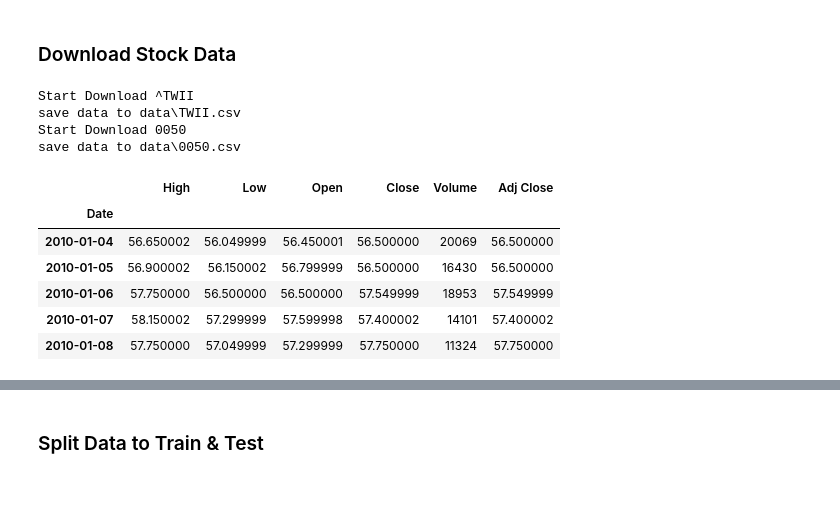
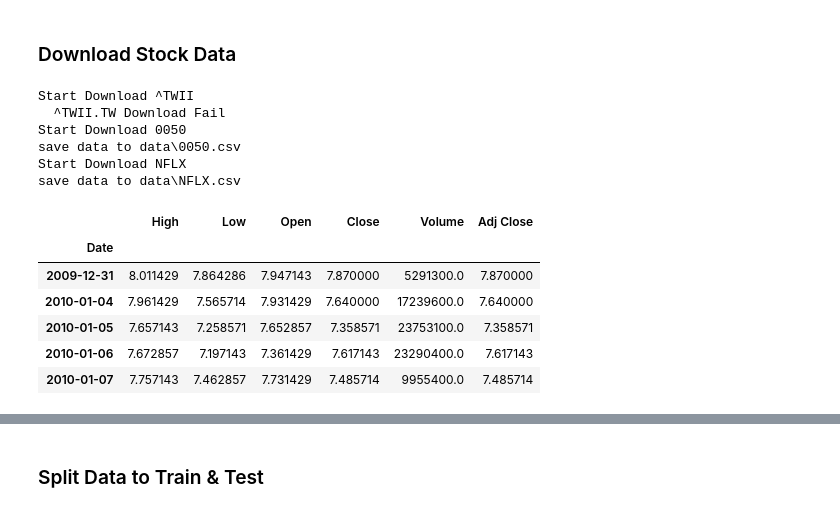
Before and after one commit to yayaya0411/StockPricePrediction, a Jupyter notebook: preprocess_data.ipynb, the cells around one changed output, grey strips where cells are left out. Cells and saved outputs as stored; diff of their text form; code cells hidden in the pictures.

```diff
--- a/preprocess_data.ipynb
+++ b/preprocess_data.ipynb
@@ -14,34 +14,37 @@ pd.set_option('display.max_columns', None)
 ### Download Stock Data
 # %%
 
-stock_period = ('2010/01/01','2021/12/31')
-stock_list = ['^TWII','0050']
+stock_period = ('2010/01/01','2022/12/31')
+stock_list = ['^TWII','0050','NFLX']
 
 for stock in stock_list:
     try:
         print(f'Start Download {stock}')
-        if stock != '^TWII':
+        # if stock != '^TWII':
+        if stock != 'NFLX':
             stock = stock+'.TW'
         df = pdr.DataReader(stock, 'yahoo', start=stock_period[0], end=stock_period[1])
         stock = re.sub('\^|.TW', '', stock)
         output_path = os.path.join('data',f'{stock}.csv')
         df = df.dropna()
         print(f'save data to {output_path}')
         df.to_csv(output_path)
         # df.head()
     except:
         print(f'  {stock} Download Fail')
 
 df.head()
 # %% [output]
 Start Download ^TWII
-save data to data\TWII.csv
+  ^TWII.TW Download Fail
 Start Download 0050
 save data to data\0050.csv
+Start Download NFLX
+save data to data\NFLX.csv
 |  | High | Low | Open | Close | Volume | Adj Close |
 | Date |  |  |  |  |  |  |
-| 2010-01-04 | 56.650002 | 56.049999 | 56.450001 | 56.500000 | 20069 | 56.500000 |
-| 2010-01-05 | 56.900002 | 56.150002 | 56.799999 | 56.500000 | 16430 | 56.500000 |
-| 2010-01-06 | 57.750000 | 56.500000 | 56.500000 | 57.549999 | 18953 | 57.549999 |
-| 2010-01-07 | 58.150002 | 57.299999 | 57.599998 | 57.400002 | 14101 | 57.400002 |
-| 2010-01-08 | 57.750000 | 57.049999 | 57.299999 | 57.750000 | 11324 | 57.750000 |
+| 2009-12-31 | 8.011429 | 7.864286 | 7.947143 | 7.870000 | 5291300.0 | 7.870000 |
+| 2010-01-04 | 7.961429 | 7.565714 | 7.931429 | 7.640000 | 17239600.0 | 7.640000 |
+| 2010-01-05 | 7.657143 | 7.258571 | 7.652857 | 7.358571 | 23753100.0 | 7.358571 |
+| 2010-01-06 | 7.672857 | 7.197143 | 7.361429 | 7.617143 | 23290400.0 | 7.617143 |
+| 2010-01-07 | 7.757143 | 7.462857 | 7.731429 | 7.485714 | 9955400.0 | 7.485714 |
```
Also changed, not shown: parts of 5 cells of this notebook, 14 other files.
